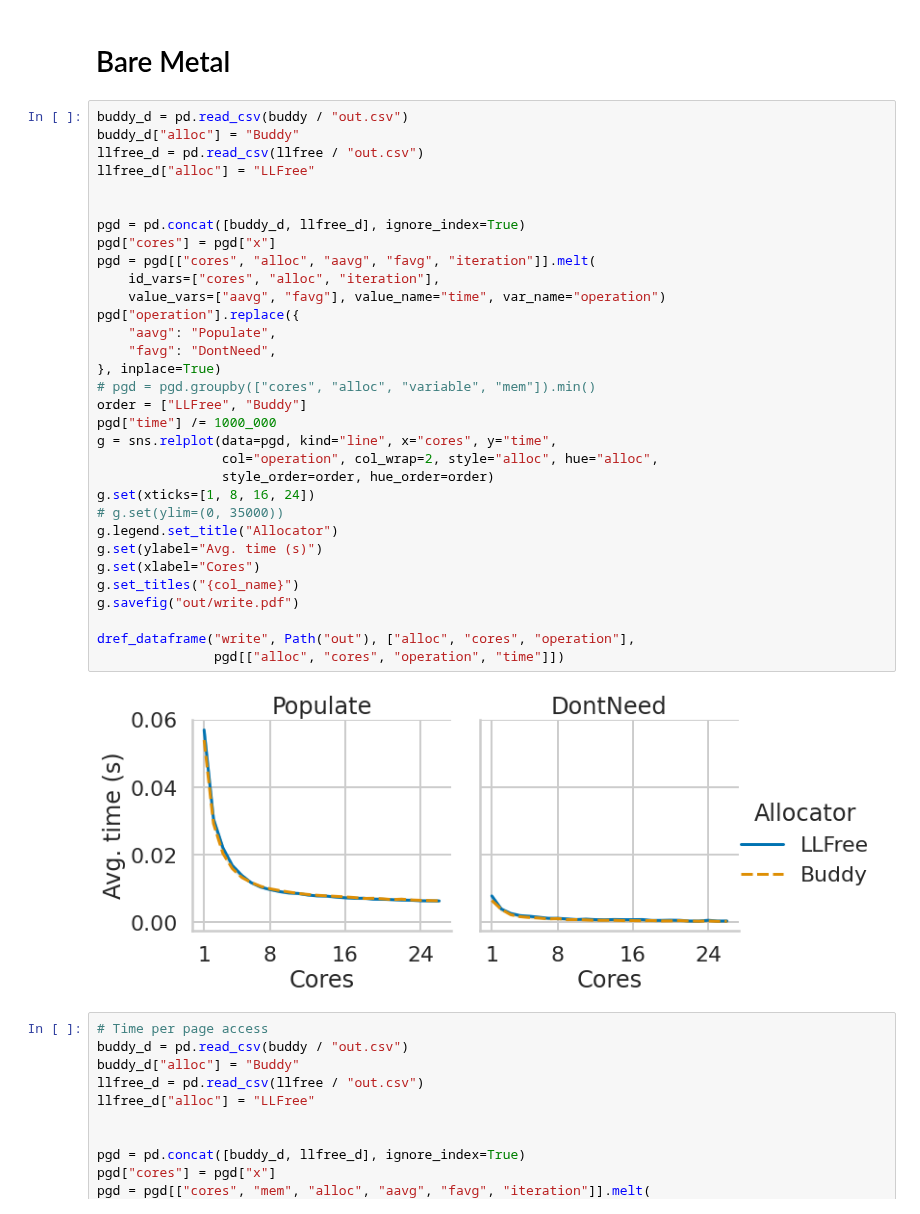
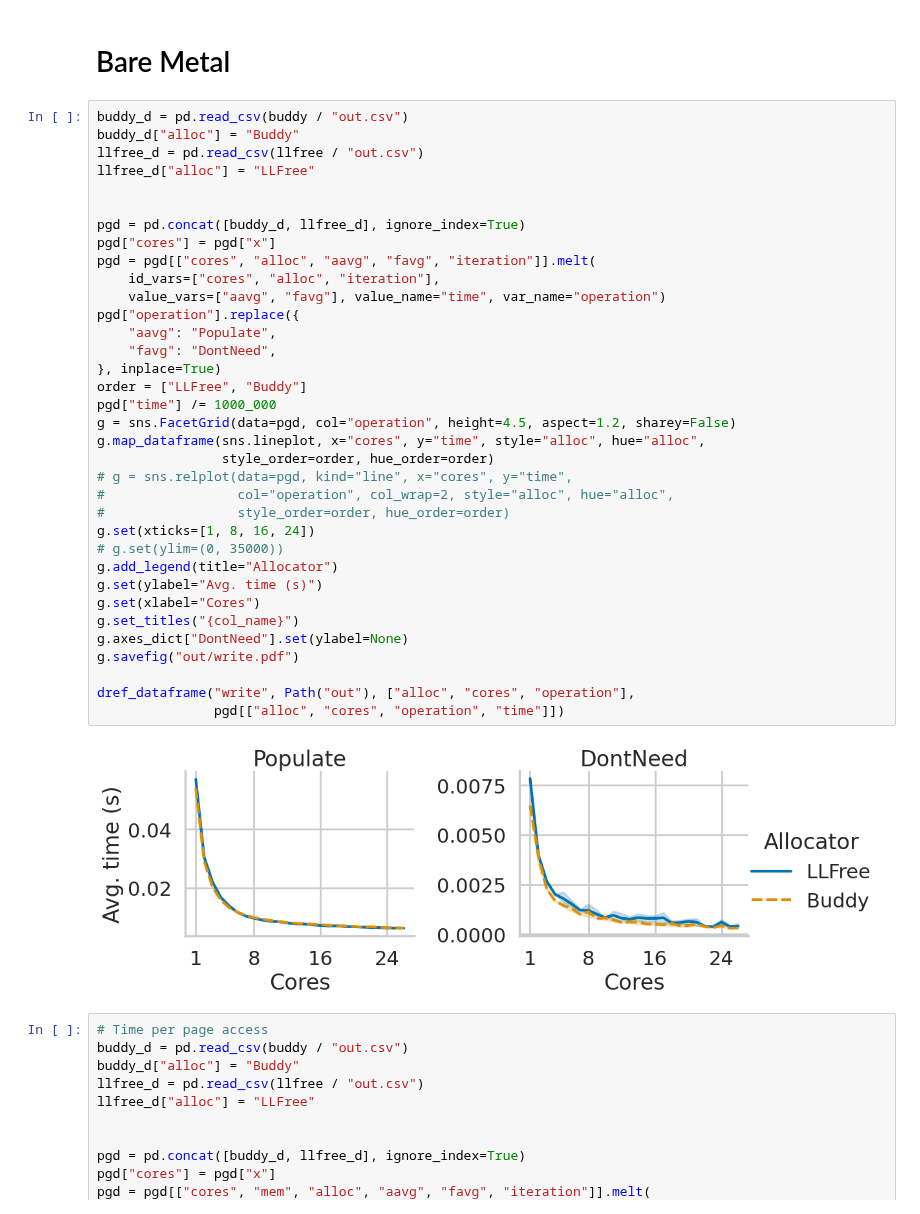
Before and after one commit to luhsra/llfree-bench, a Jupyter notebook: write.ipynb, the cells around one changed output. Drawn from its saved outputs; the diff is of its cells as text.

```diff
--- a/write.ipynb
+++ b/write.ipynb
@@ -15,37 +15,40 @@ llfree = Path("write/latest-ll")
 # %%
 buddy_d = pd.read_csv(buddy / "out.csv")
 buddy_d["alloc"] = "Buddy"
 llfree_d = pd.read_csv(llfree / "out.csv")
 llfree_d["alloc"] = "LLFree"
 
 
 pgd = pd.concat([buddy_d, llfree_d], ignore_index=True)
 pgd["cores"] = pgd["x"]
 pgd = pgd[["cores", "alloc", "aavg", "favg", "iteration"]].melt(
     id_vars=["cores", "alloc", "iteration"],
     value_vars=["aavg", "favg"], value_name="time", var_name="operation")
 pgd["operation"].replace({
     "aavg": "Populate",
     "favg": "DontNeed",
 }, inplace=True)
-# pgd = pgd.groupby(["cores", "alloc", "variable", "mem"]).min()
 order = ["LLFree", "Buddy"]
 pgd["time"] /= 1000_000
-g = sns.relplot(data=pgd, kind="line", x="cores", y="time",
-                col="operation", col_wrap=2, style="alloc", hue="alloc",
+g = sns.FacetGrid(data=pgd, col="operation", height=4.5, aspect=1.2, sharey=False)
+g.map_dataframe(sns.lineplot, x="cores", y="time", style="alloc", hue="alloc",
                 style_order=order, hue_order=order)
+# g = sns.relplot(data=pgd, kind="line", x="cores", y="time",
+#                 col="operation", col_wrap=2, style="alloc", hue="alloc",
+#                 style_order=order, hue_order=order)
 g.set(xticks=[1, 8, 16, 24])
 # g.set(ylim=(0, 35000))
-g.legend.set_title("Allocator")
+g.add_legend(title="Allocator")
 g.set(ylabel="Avg. time (s)")
 g.set(xlabel="Cores")
 g.set_titles("{col_name}")
+g.axes_dict["DontNeed"].set(ylabel=None)
 g.savefig("out/write.pdf")
 
 dref_dataframe("write", Path("out"), ["alloc", "cores", "operation"],
                pgd[["alloc", "cores", "operation", "time"]])
 # %% [output]
-[figure, old version]
+[figure, new version]
 # %%
 # Time per page access
 buddy_d = pd.read_csv(buddy / "out.csv")
```
Also changed, not shown: 6 other files.
